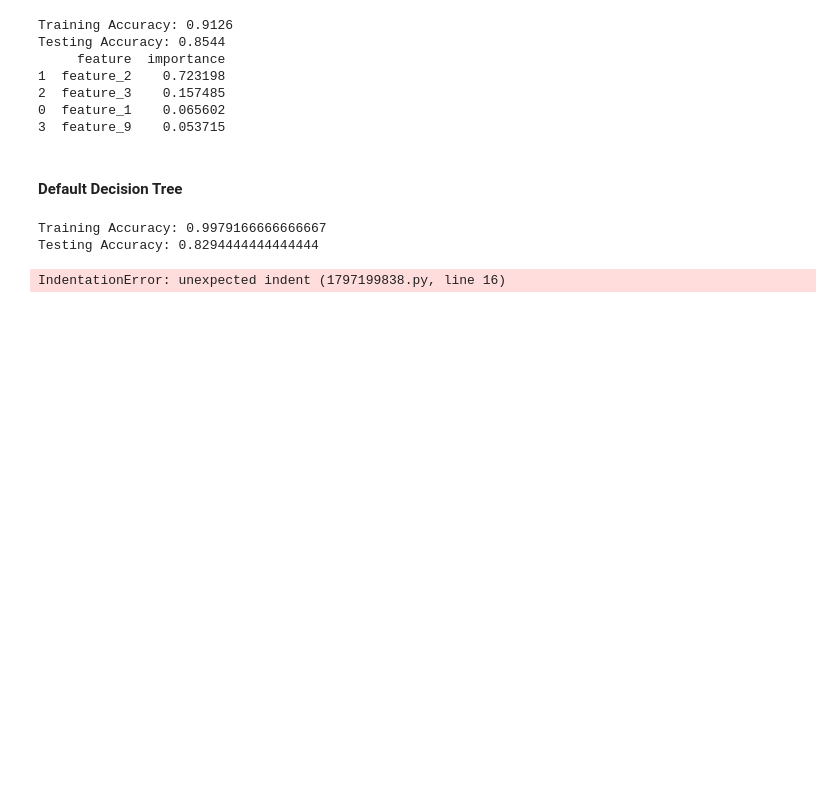
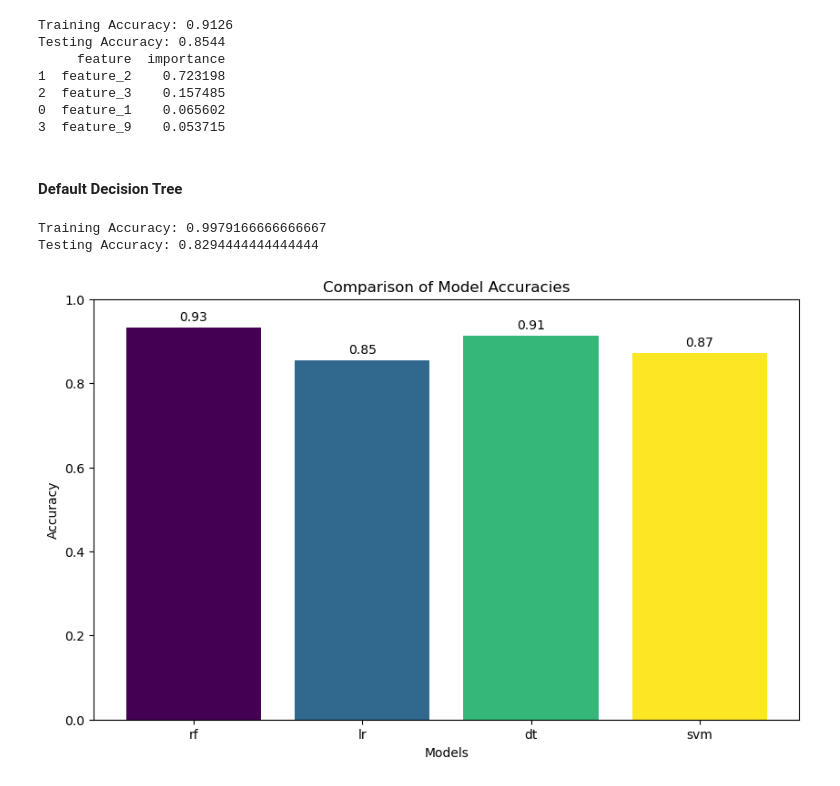
Before and after one commit to Montasir00/Ml_final_project, a Jupyter notebook: Final_Project.ipynb, the cells around one changed output. Saved outputs shown, nothing was run; the diff lists cells and outputs as text; code cells hidden in the pictures; blank space fills up the shorter version.

```diff
--- a/Final_Project.ipynb
+++ b/Final_Project.ipynb
@@ -801,9 +803,3 @@ weighted avg       0.87      0.87      0.87      1800
 [figure]
 Training Accuracy: 0.8707
 Testing Accuracy: 0.8706
-# %%
-param_grid = {'C': [0.1, 1, 10], 'kernel': ['linear', 'rbf', 'poly']}
-grid_search = GridSearchCV(SVC(), param_grid, cv=5)
-grid_search.fit(X_train, y_train)
-best_svm = grid_search.best_estimator_
-best_svm.score(X_test, y_test)
@@ -901,24 +895,24 @@ print(f"Testing Accuracy: {test_accuracy}")
 Training Accuracy: 0.9979166666666667
 Testing Accuracy: 0.8294444444444444
 # %%
-models = ['rf', 'lr', 'dt']
-train_accuracies = [rf.score(X_train, y_train), lr.score(X_train, y_train), dt.score(X_train, y_train)]
+models = ['rf', 'lr', 'dt', 'svm']
+train_accuracies = [rf.score(X_train, y_train), lr.score(X_train, y_train), dt.score(X_train, y_train), svm.score(X_train, y_train)]
 
 colors = plt.cm.viridis(np.linspace(0, 1, len(models)))
 
 
 plt.figure(figsize=(10, 6))
 bars = plt.bar(models, train_accuracies, color=colors)
 plt.xlabel('Models')
 plt.ylabel('Accuracy')
 plt.title('Comparison of Model Accuracies')
 plt.ylim(0, 1)
 
 
-for bar, accuracy in zip(bars, train_accuracies):  e
+for bar, accuracy in zip(bars, train_accuracies):
     yval = bar.get_height()
     plt.text(bar.get_x() + bar.get_width()/2, yval + 0.01, f'{accuracy:.2f}', ha='center', va='bottom')
 
 plt.show()
 # %% [output]
-IndentationError: unexpected indent (1797199838.py, line 16)
+[figure, added]
```
Also changed, not shown: parts of 6 cells of this notebook, 2 other files.
